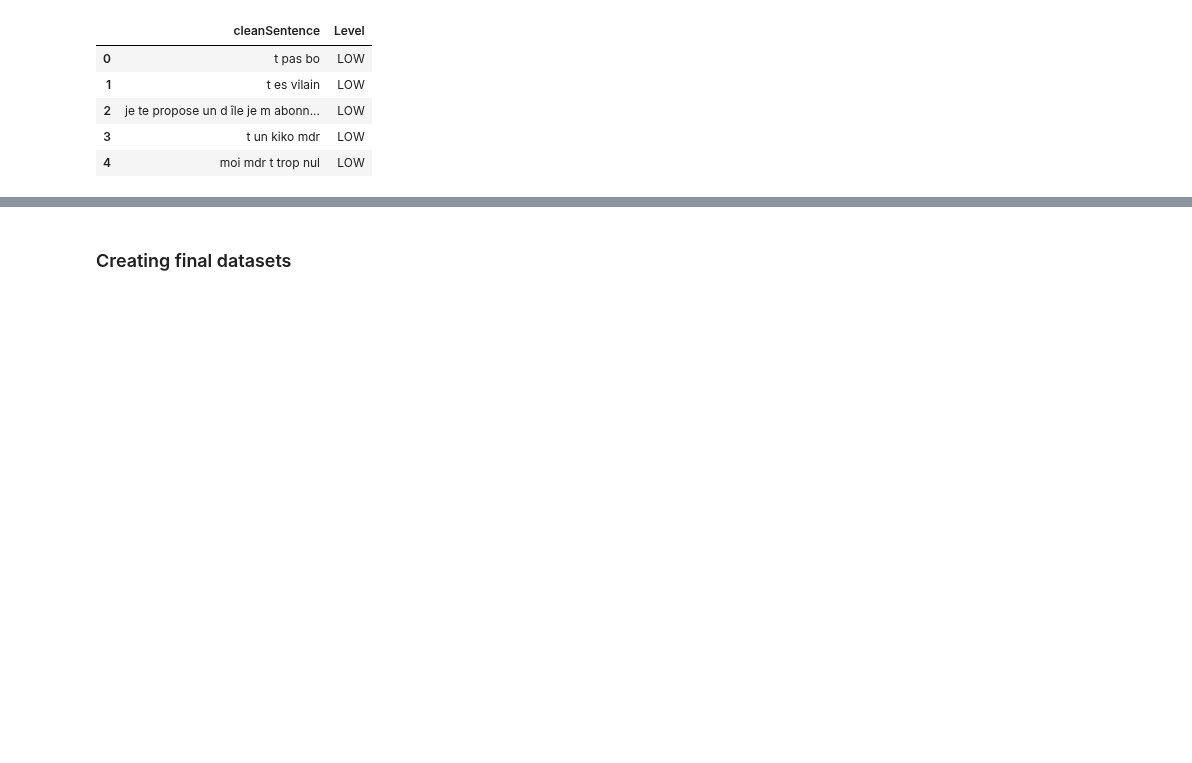
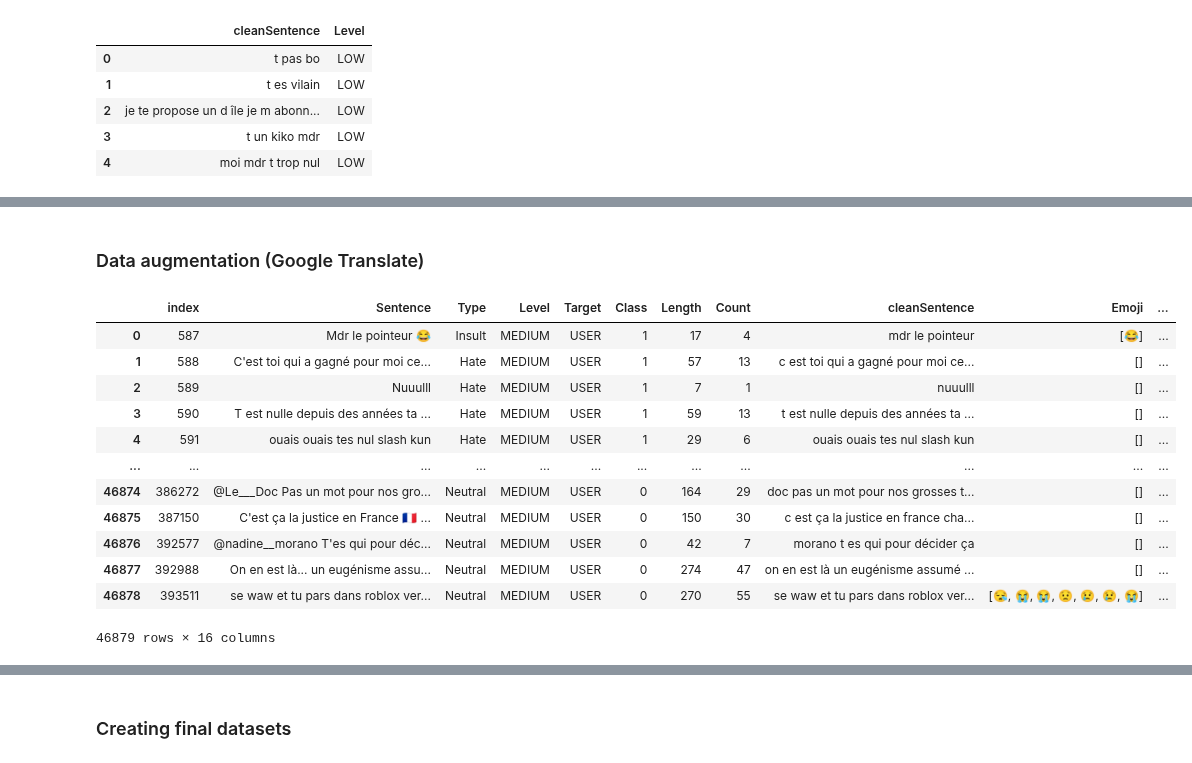
Before and after one commit to d-roland/toxicityDetection, a Jupyter notebook: CS224n_Toxicity_Detection.ipynb, the cells around one changed output, grey strips where cells are left out. Drawn from its saved outputs; the diff is of its cells as text; code cells hidden in the pictures; blank space fills up the shorter version.

```diff
--- a/CS224n_Toxicity_Detection.ipynb
+++ b/CS224n_Toxicity_Detection.ipynb
@@ -718,0 +716,33 @@ print(simpleTrain.shape, simpleTest.shape)
+# %% [markdown]
+### Data augmentation (Google Translate)
+# %%
+dataset_low = dataset[dataset["Level"] == "LOW"]
+
+dataset_medium = dataset[dataset["Level"] == "MEDIUM"]
+dataset_medium.reset_index(inplace=True)
+
+dataset_high = dataset[dataset["Level"] == "HIGH"]
+# %%
+medium = []
+with open('/content/drive/My Drive/CS224n_Project/Translated_medium.txt') as f:
+    for line in f:
+        if line.strip() == "":
+          line = " "
+        medium.append(line.strip())
+
+dataset_medium["Retranscript"] = medium
+dataset_medium
+# %% [output]
+|  | index | Sentence | Type | Level | Target | Class | Length | Count | cleanSentence | Emoji | ... |
+| 0 | 587 | Mdr le pointeur 😂 | Insult | MEDIUM | USER | 1 | 17 | 4 | mdr le pointeur | [😂] | ... |
+| 1 | 588 | C'est toi qui a gagné pour moi ce... | Hate | MEDIUM | USER | 1 | 57 | 13 | c est toi qui a gagné pour moi ce... | [] | ... |
+| 2 | 589 | Nuuulll | Hate | MEDIUM | USER | 1 | 7 | 1 | nuuulll | [] | ... |
+| 3 | 590 | T est nulle depuis des années ta ... | Hate | MEDIUM | USER | 1 | 59 | 13 | t est nulle depuis des années ta ... | [] | ... |
+| 4 | 591 | ouais ouais tes nul slash kun | Hate | MEDIUM | USER | 1 | 29 | 6 | ouais ouais tes nul slash kun | [] | ... |
+| ... | ... | ... | ... | ... | ... | ... | ... | ... | ... | ... | ... |
+| 46874 | 386272 | @Le___Doc Pas un mot pour nos gro... | Neutral | MEDIUM | USER | 0 | 164 | 29 | doc pas un mot pour nos grosses t... | [] | ... |
+| 46875 | 387150 | C'est ça la justice en France 🇫🇷 ... | Neutral | MEDIUM | USER | 0 | 150 | 30 | c est ça la justice en france cha... | [] | ... |
+| 46876 | 392577 | @nadine__morano T'es qui pour déc... | Neutral | MEDIUM | USER | 0 | 42 | 7 | morano t es qui pour décider ça | [] | ... |
+| 46877 | 392988 | On en est là... un eugénisme assu... | Neutral | MEDIUM | USER | 0 | 274 | 47 | on en est là un eugénisme assumé ... | [] | ... |
+| 46878 | 393511 | se waw et tu pars dans roblox ver... | Neutral | MEDIUM | USER | 0 | 270 | 55 | se waw et tu pars dans roblox ver... | [😪, 😭, 😭, 😟, 😢, 😢, 😭] | ... |
+46879 rows × 16 columns
```
Also changed, not shown: parts of 12 cells of this notebook.
